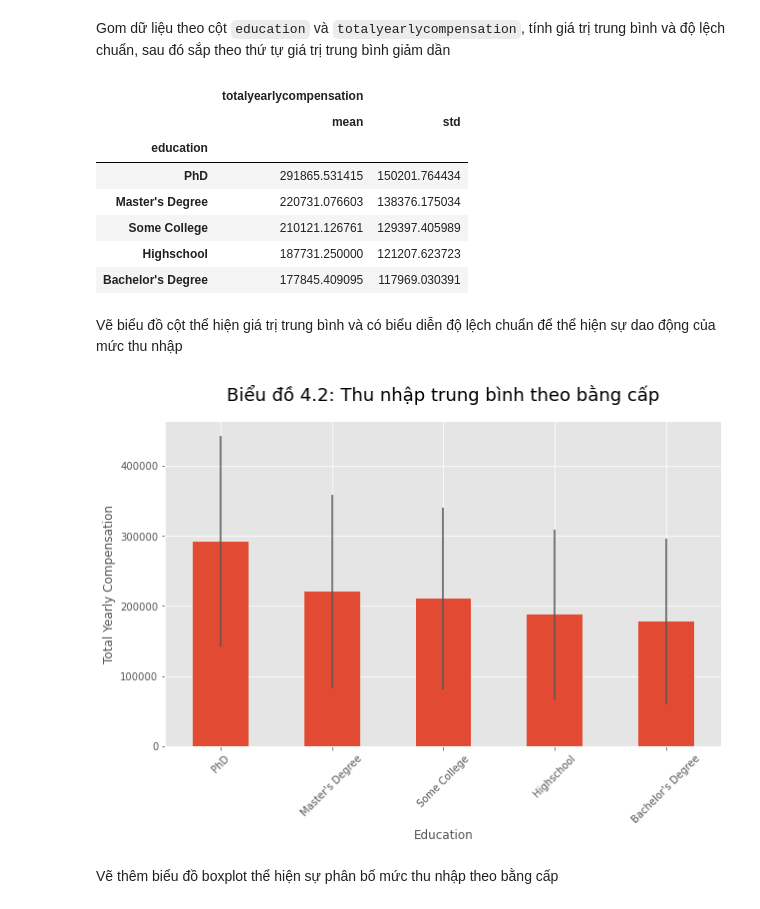
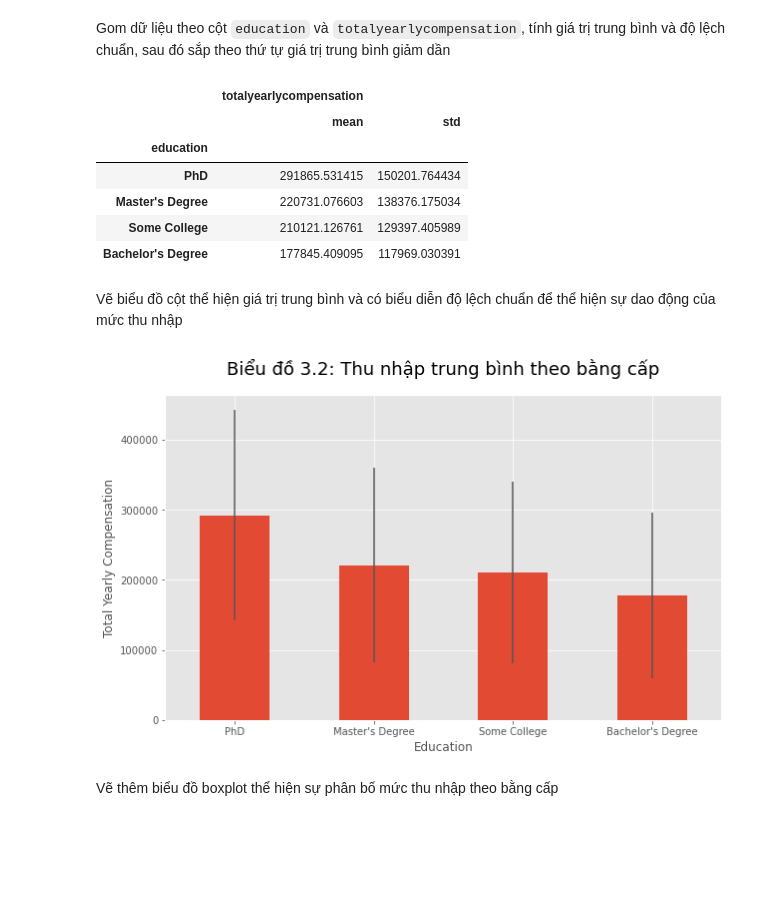
Before and after one commit to TanThinNguyen/P4DS-final-project, a Jupyter notebook: 18120085_18120090.ipynb, the cells around one changed output. Cells and saved outputs as stored; diff of their text form; code cells hidden in the pictures; blank space fills up the shorter version.

```diff
--- a/18120085_18120090.ipynb
+++ b/18120085_18120090.ipynb
@@ -248 +265,3 @@ cate_col_profiles_df.T
+# %%
+salary_df.drop(index=46988, inplace=True)
 # %% [markdown]
@@ -588,2 +760,3 @@ Trả lời được câu hỏi này sẽ giúp những người đang đang h
 # %%
-df = salary_df[salary_df['education'].notna()]
+df = df[df['education'] != 'Highschool']
+df.shape[0]
@@ -628,18 +804,17 @@ df_compen_by_edu
 | PhD | 291865.531415 | 150201.764434 |
 | Master's Degree | 220731.076603 | 138376.175034 |
 | Some College | 210121.126761 | 129397.405989 |
-| Highschool | 187731.250000 | 121207.623723 |
 | Bachelor's Degree | 177845.409095 | 117969.030391 |
 # %% [markdown]
 Vẽ biểu đồ cột thể hiện giá trị trung bình và có biểu diễn độ lệch chuẩn để thể hiện sự dao động của mức thu nhập
 # %%
 df_compen_by_edu[('totalyearlycompensation', 'mean')].plot.bar(figsize=(10, 6), yerr=df_compen_by_edu[('totalyearlycompensation', 'std')])
-plt.xticks(rotation=45)
+plt.xticks(rotation=0)
 plt.xlabel('Education')
 plt.ylabel('Total Yearly Compensation')
-plt.title('Biểu đồ 4.2: Thu nhập trung bình theo bằng cấp', fontsize=18, pad=20);
+plt.title('Biểu đồ 3.2: Thu nhập trung bình theo bằng cấp', fontsize=18, pad=20);
 # %% [output]
-[figure, old version]
+[figure, new version]
 # %% [markdown]
 Vẽ thêm biểu đồ boxplot thể hiện sự phân bố mức thu nhập theo bằng cấp
 # %%
```
Also changed, not shown: parts of 98 cells of this notebook.
